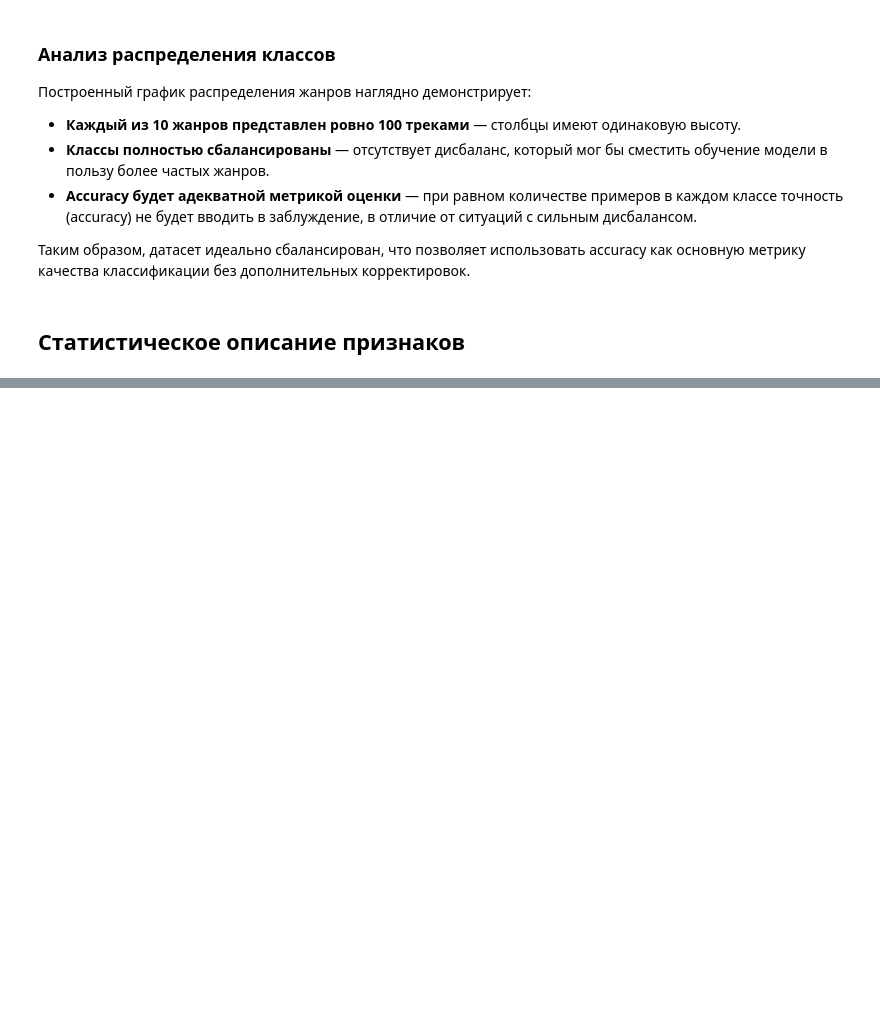
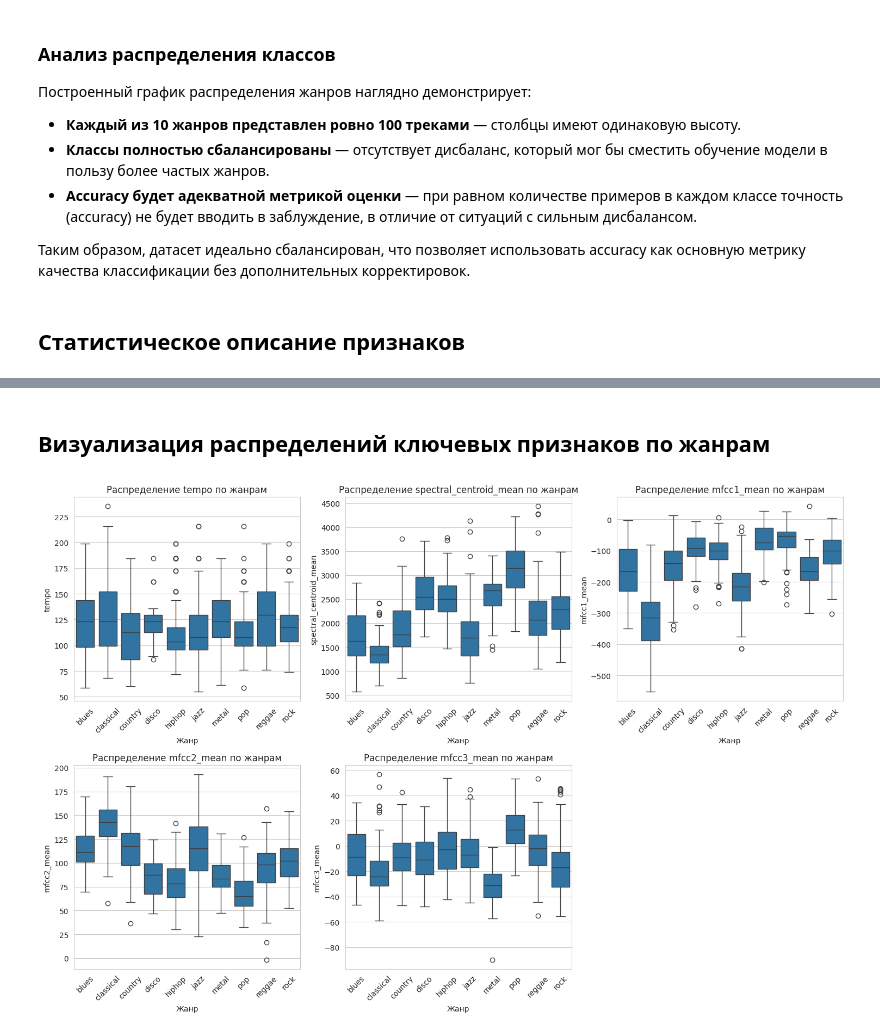
Before and after one commit to Marfall/MusicAnalyzer, a Jupyter notebook: MusicAnalyzer.ipynb, the cells around one changed output, grey strips where cells are left out. Drawn from its saved outputs; the diff is of its cells as text; code cells hidden in the pictures; blank space fills up the shorter version.

```diff
--- a/MusicAnalyzer.ipynb
+++ b/MusicAnalyzer.ipynb
@@ -223,0 +233,25 @@ mfcc1_var                2.824344e+04
+# %% [markdown]
+## Визуализация распределений ключевых признаков по жанрам
+# %%
+# Выберем несколько интересных признаков: темп, спектральный центроид, несколько MFCC
+selected_features = ['tempo', 'spectral_centroid_mean', 'mfcc1_mean', 'mfcc2_mean', 'mfcc3_mean']
+
+# Определим размер сетки: 2 строки, 3 столбца
+fig, axes = plt.subplots(2, 3, figsize=(15, 10))
+axes = axes.flatten()  # превращаем в плоский список для удобства индексации
+
+for i, feat in enumerate(selected_features):
+    sns.boxplot(data=data, x='label', y=feat, ax=axes[i])
+    axes[i].set_title(f'Распределение {feat} по жанрам')
+    axes[i].set_xlabel('Жанр')
+    axes[i].set_ylabel(feat)
+    axes[i].tick_params(axis='x', rotation=45)
+
+# Если остались лишние подграфики, их можно скрыть
+for j in range(i+1, len(axes)):
+    axes[j].set_visible(False)
+
+plt.tight_layout()
+plt.show()
+# %% [output]
+[figure, added]
```
Also changed, not shown: parts of 6 cells of this notebook.
